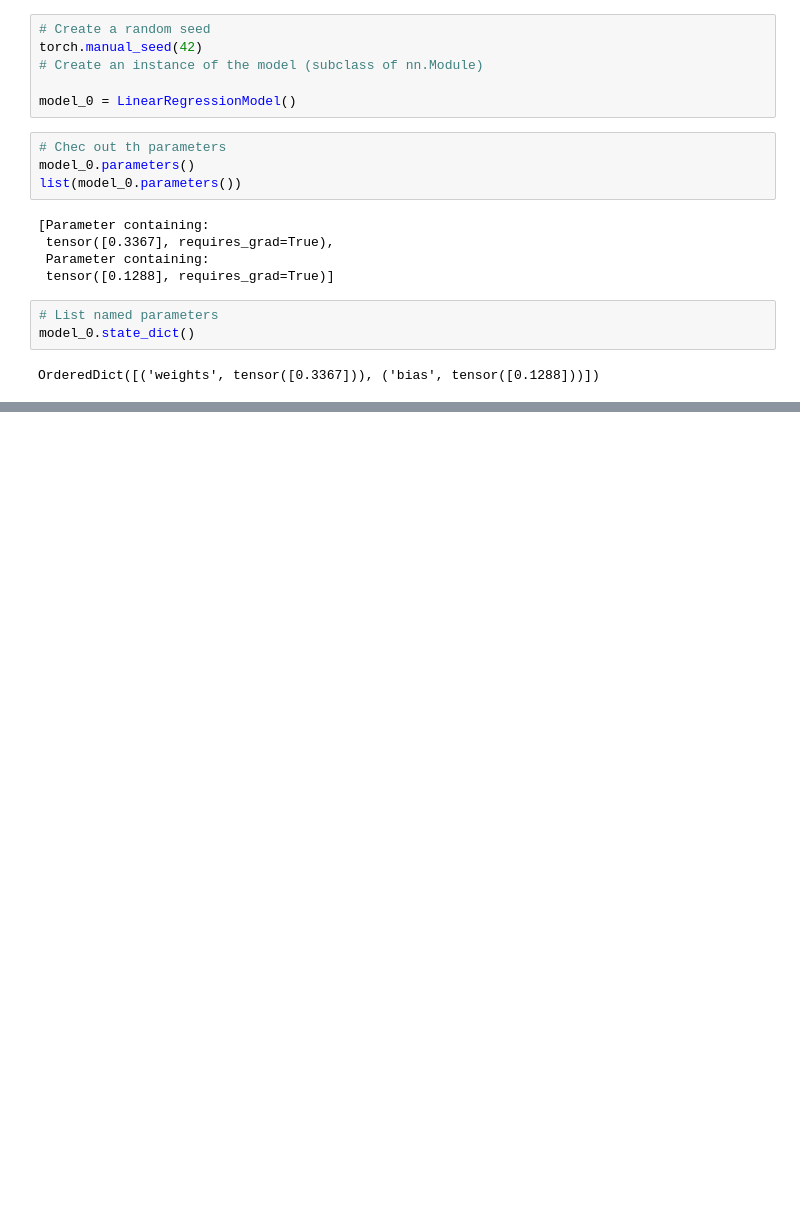
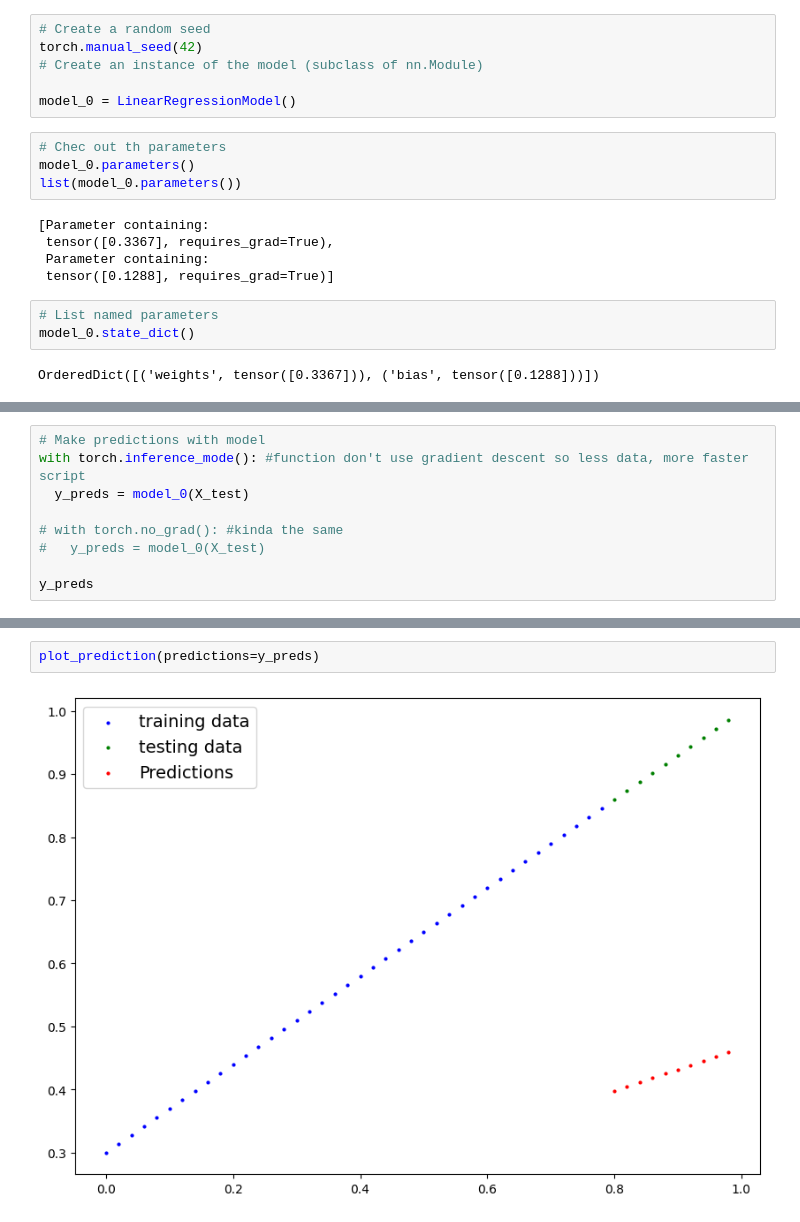
Before and after one commit to patero22/PyTorch_Course, a Jupyter notebook: 01_pytorch_workflow.ipynb, the cells around one changed output, grey strips where cells are left out. Drawn from its saved outputs; the diff is of its cells as text; blank space fills up the shorter version.

```diff
--- a/01_pytorch_workflow.ipynb
+++ b/01_pytorch_workflow.ipynb
@@ -179,0 +197,9 @@ OrderedDict([('weights', tensor([0.3367])), ('bias', tensor([0.1288]))])
+# %%
+# Make predictions with model
+with torch.inference_mode(): #function don't use gradient descent so less data, more faster script
+  y_preds = model_0(X_test)
+
+# with torch.no_grad(): #kinda the same
+#   y_preds = model_0(X_test)
+
+y_preds
@@ -179,0 +230,4 @@ OrderedDict([('weights', tensor([0.3367])), ('bias', tensor([0.1288]))])
+# %%
+plot_prediction(predictions=y_preds)
+# %% [output]
+[figure, added]
```
Also changed, not shown: parts of 8 cells of this notebook.
